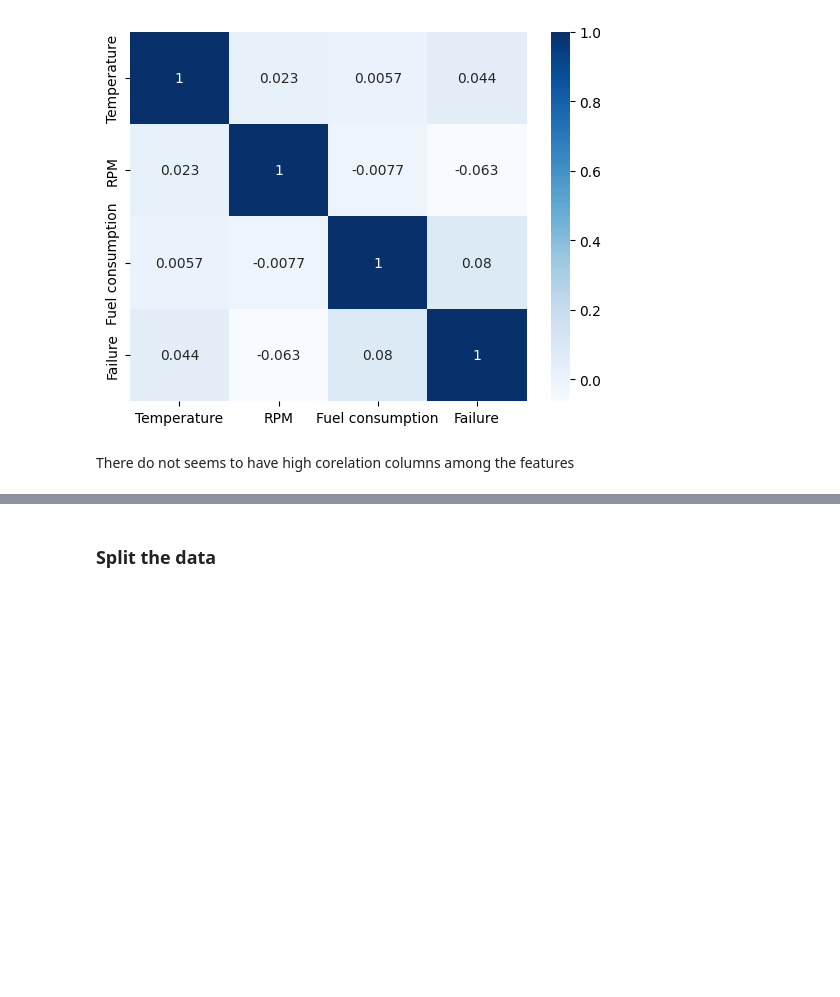
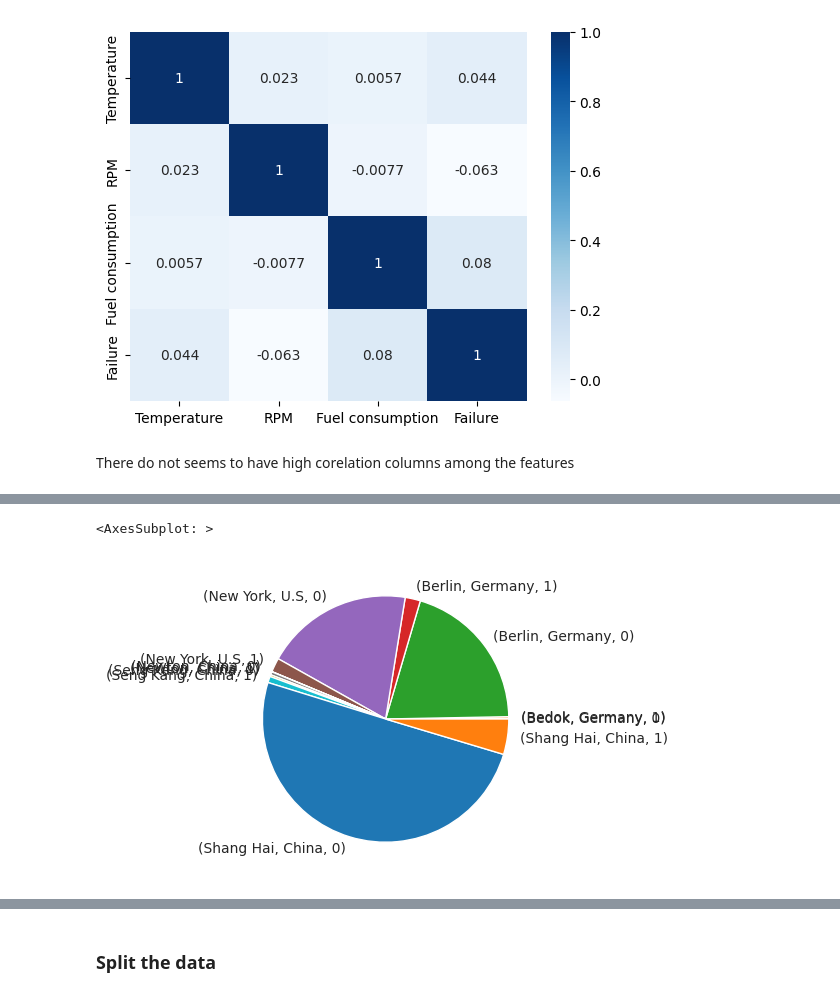
Before and after one commit to chuacc/aiap13-chua-chia-chiat-270I, a Jupyter notebook: eda.ipynb, the cells around one changed output, grey strips where cells are left out. Saved outputs shown, nothing was run; the diff lists cells and outputs as text; code cells hidden in the pictures; blank space fills up the shorter version.

```diff
--- a/eda.ipynb
+++ b/eda.ipynb
@@ -358 +412,6 @@ print(df2)
+# %%
+df2.plot.pie(figsize=(4,4))
+# %% [output]
+<AxesSubplot: >
+[figure, added]
 # %%
```
Also changed, not shown: parts of 25 cells of this notebook.
